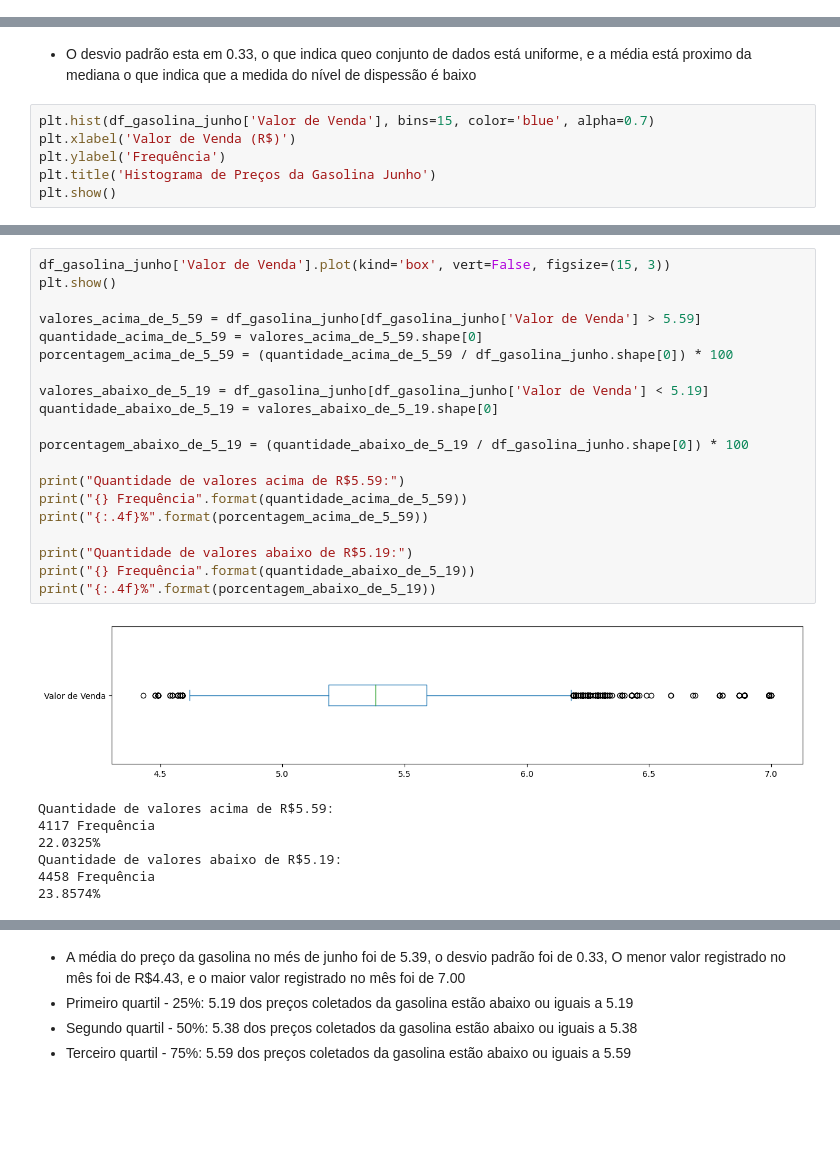
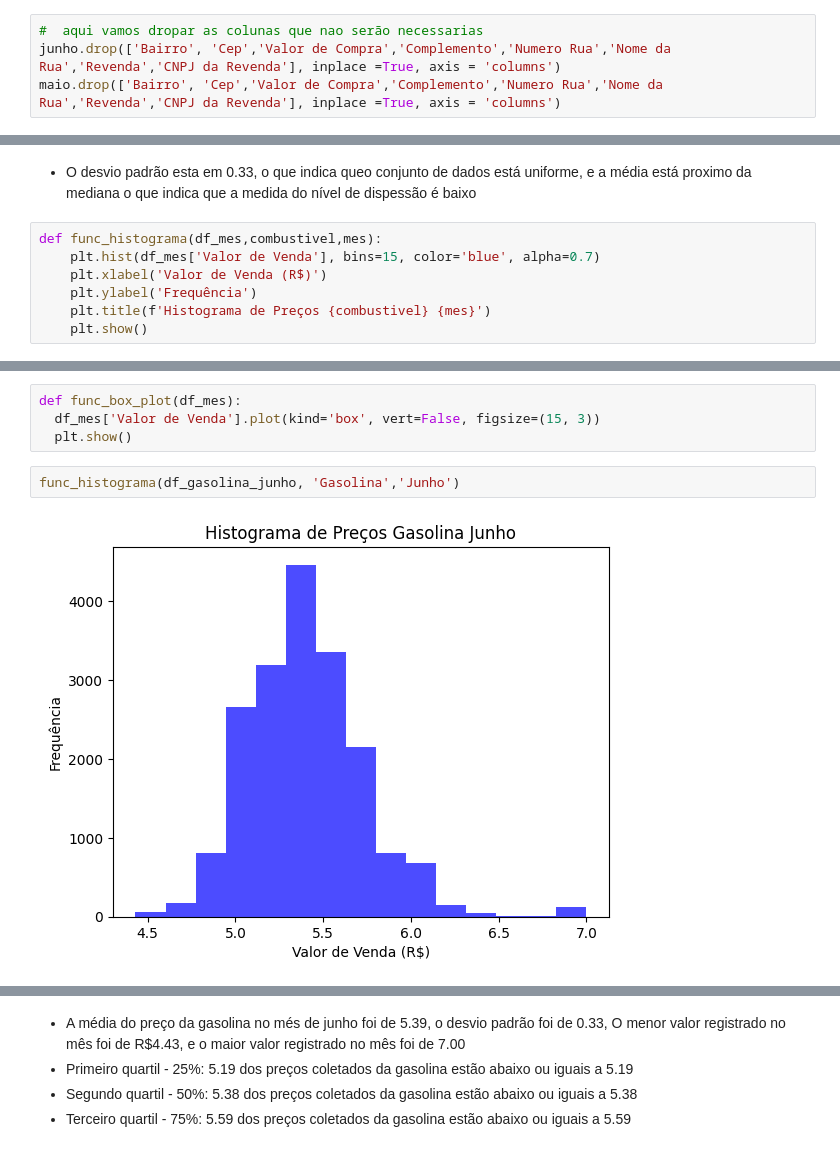
Before and after one commit to RafaelMoreiraDev/Fuel-Reports, a Jupyter notebook: analise_exploratoria.ipynb, the cells around one changed output, grey strips where cells are left out. Saved outputs shown, nothing was run; the diff lists cells and outputs as text; blank space fills up the shorter version.

```diff
--- a/analise_exploratoria.ipynb
+++ b/analise_exploratoria.ipynb
@@ -342,6 +345,10 @@ dtype: int64
 -  'Valor de compra' esteve disponível até agosto de 2020, por isso está completamente nula, com certeza não será necessária para o projeto.
 # %% [markdown]
 ---
+# %%
+#  aqui vamos dropar as colunas que nao serão necessarias
+junho.drop(['Bairro', 'Cep','Valor de Compra','Complemento','Numero Rua','Nome da Rua','Revenda','CNPJ da Revenda'], inplace =True, axis = 'columns')
+maio.drop(['Bairro', 'Cep','Valor de Compra','Complemento','Numero Rua','Nome da Rua','Revenda','CNPJ da Revenda'], inplace =True, axis = 'columns')
 # %% [markdown]
 
 #### <font color = blueligh> 2.3. Analisando as informções estatísticas da gasolina
@@ -444,8 +452,9 @@ Name: Valor de Venda, dtype: float64
 # %% [markdown]
 - O desvio padrão esta em 0.33, o que indica queo conjunto de dados está uniforme, e a média está proximo da mediana o que indica que a medida do nível de dispessão é baixo
 # %%
-plt.hist(df_gasolina_junho['Valor de Venda'], bins=15, color='blue', alpha=0.7)
-plt.xlabel('Valor de Venda (R$)')
-plt.ylabel('Frequência')
-plt.title('Histograma de Preços da Gasolina Junho')
-plt.show()
+def func_histograma(df_mes,combustivel,mes):
+    plt.hist(df_mes['Valor de Venda'], bins=15, color='blue', alpha=0.7)
+    plt.xlabel('Valor de Venda (R$)')
+    plt.ylabel('Frequência')
+    plt.title(f'Histograma de Preços {combustivel} {mes}')
+    plt.show()
@@ -454,28 +461,8 @@ plt.show()
-# %%
-df_gasolina_junho['Valor de Venda'].plot(kind='box', vert=False, figsize=(15, 3))
-plt.show()
-
-valores_acima_de_5_59 = df_gasolina_junho[df_gasolina_junho['Valor de Venda'] > 5.59]
-quantidade_acima_de_5_59 = valores_acima_de_5_59.shape[0]
-porcentagem_acima_de_5_59 = (quantidade_acima_de_5_59 / df_gasolina_junho.shape[0]) * 100
-
-valores_abaixo_de_5_19 = df_gasolina_junho[df_gasolina_junho['Valor de Venda'] < 5.19]
-quantidade_abaixo_de_5_19 = valores_abaixo_de_5_19.shape[0]
-
-porcentagem_abaixo_de_5_19 = (quantidade_abaixo_de_5_19 / df_gasolina_junho.shape[0]) * 100
-
-print("Quantidade de valores acima de R$5.59:")
-print("{} Frequência".format(quantidade_acima_de_5_59))
-print("{:.4f}%".format(porcentagem_acima_de_5_59))
-
-print("Quantidade de valores abaixo de R$5.19:")
-print("{} Frequência".format(quantidade_abaixo_de_5_19))
-print("{:.4f}%".format(porcentagem_abaixo_de_5_19))
-# %% [output]
-[figure, removed]
-Quantidade de valores acima de R$5.59:
-4117 Frequência
-22.0325%
-Quantidade de valores abaixo de R$5.19:
-4458 Frequência
-23.8574%
+# %%
+def func_box_plot(df_mes):
+  df_mes['Valor de Venda'].plot(kind='box', vert=False, figsize=(15, 3))
+  plt.show()
+# %%
+func_histograma(df_gasolina_junho, 'Gasolina','Junho')
+# %% [output]
+[figure, added]
```
Also changed, not shown: parts of 76 cells of this notebook.
